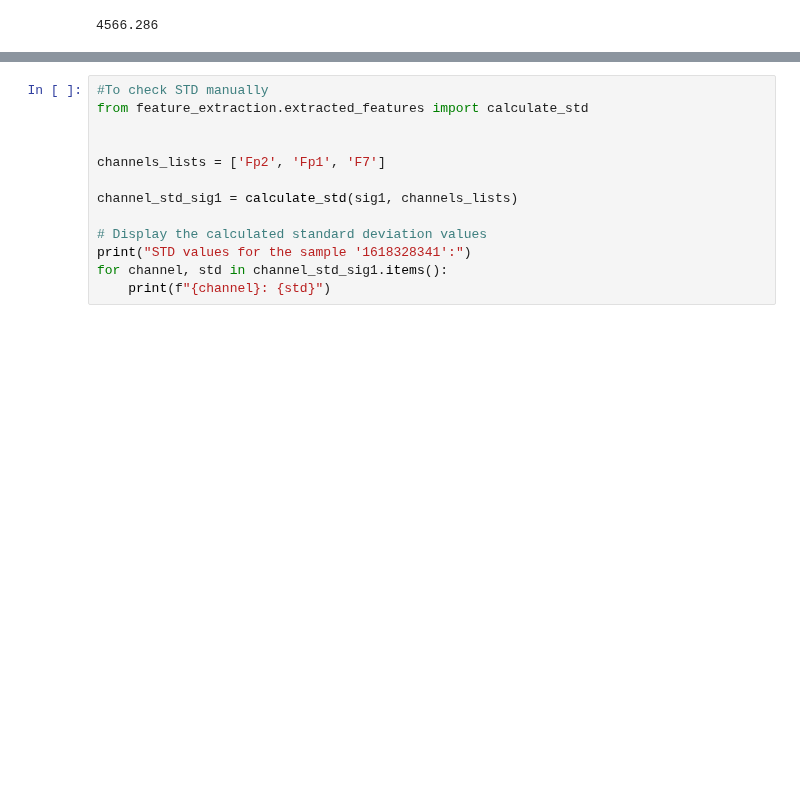
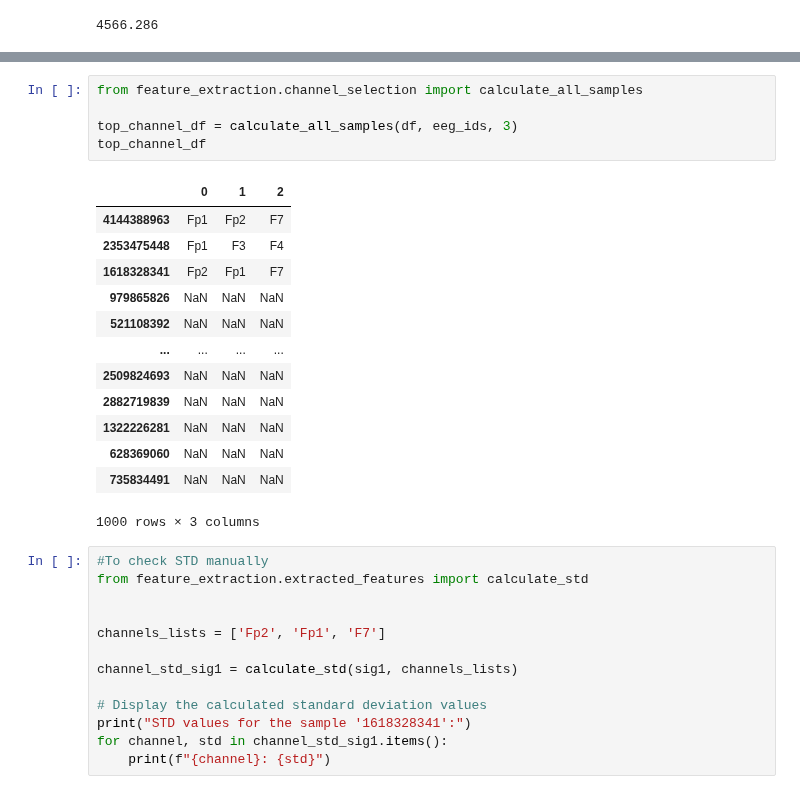
Before and after one commit to sfu-cmpt340/2024_1_project_11, a Jupyter notebook: hms.ipynb, the cells around one changed output, grey strips where cells are left out. Saved outputs shown, nothing was run; the diff lists cells and outputs as text; blank space fills up the shorter version.

Commit message:
added average table

```diff
--- a/hms.ipynb
+++ b/hms.ipynb
@@ -151,6 +150,25 @@ Top 3 channels with highest variance for the single sample:
 1. Fp2
 2. Fp1
 3. F7
+# %%
+from feature_extraction.channel_selection import calculate_all_samples
+
+top_channel_df = calculate_all_samples(df, eeg_ids, 3)
+top_channel_df
+# %% [output]
+|  | 0 | 1 | 2 |
+| 4144388963 | Fp1 | Fp2 | F7 |
+| 2353475448 | Fp1 | F3 | F4 |
+| 1618328341 | Fp2 | Fp1 | F7 |
+| 979865826 | NaN | NaN | NaN |
+| 521108392 | NaN | NaN | NaN |
+| ... | ... | ... | ... |
+| 2509824693 | NaN | NaN | NaN |
+| 2882719839 | NaN | NaN | NaN |
+| 1322226281 | NaN | NaN | NaN |
+| 628369060 | NaN | NaN | NaN |
+| 735834491 | NaN | NaN | NaN |
+1000 rows × 3 columns
 # %%
 #To check STD manually
 from feature_extraction.extracted_features import calculate_std
```
Also changed, not shown: parts of 6 cells of this notebook, 3 other files.
